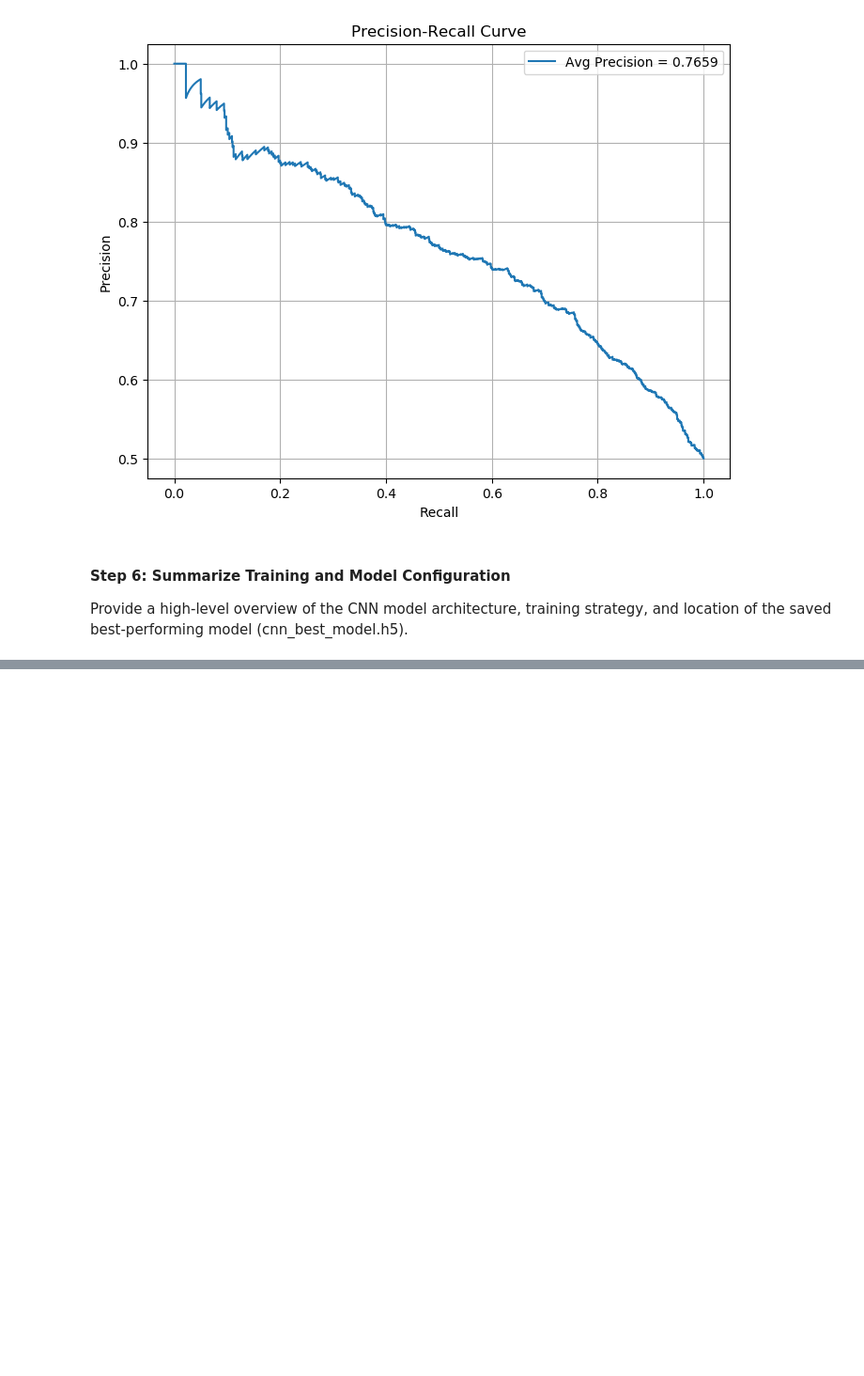
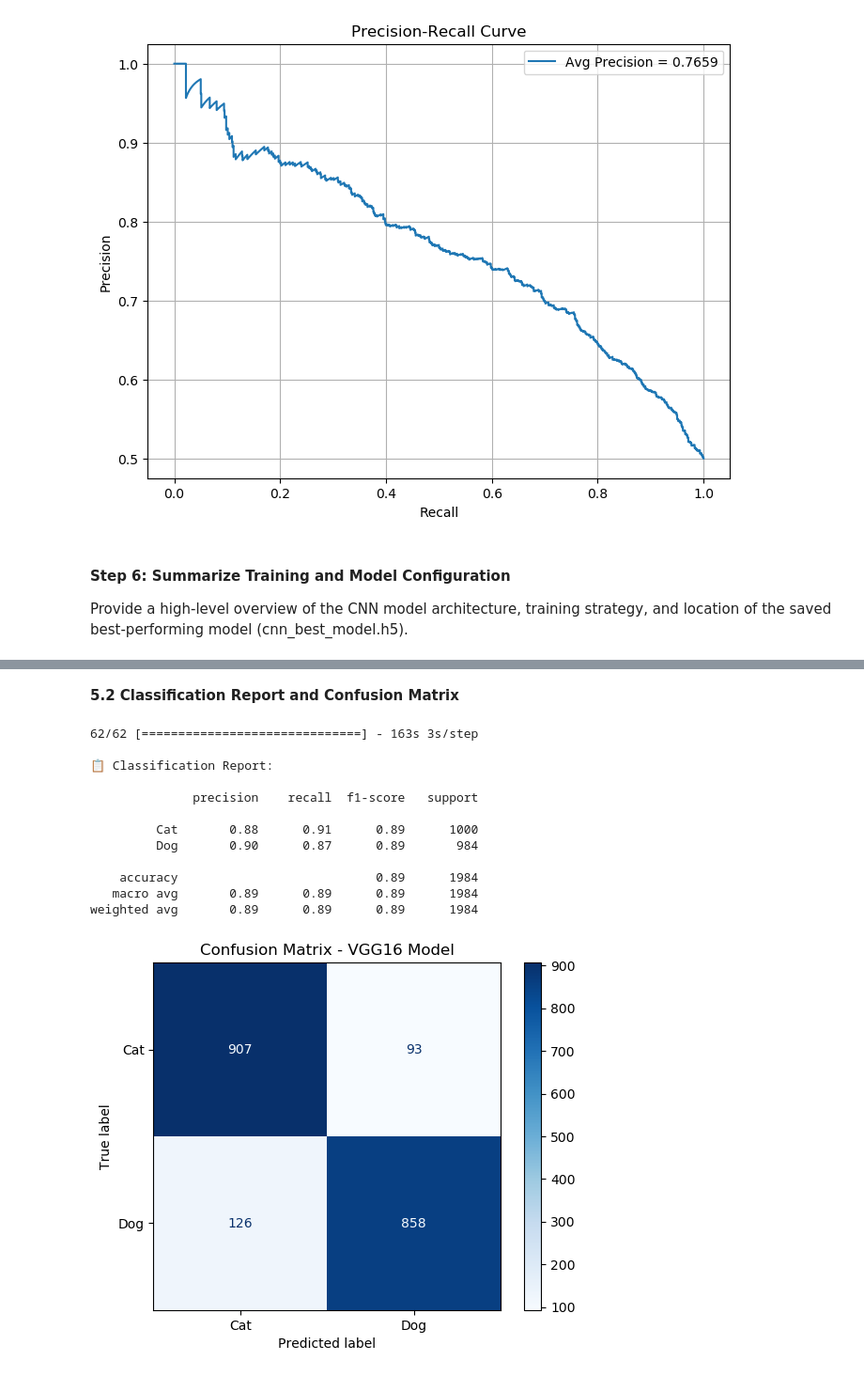
Before and after one commit to MandeepCon/CSCN8010-Practical-Lab-3, a Jupyter notebook: PracticalLab3.ipynb, the cells around one changed output, grey strips where cells are left out. Shown at 94% size. Saved outputs shown, nothing was run; the diff lists cells and outputs as text; code cells hidden in the pictures; blank space fills up the shorter version.

```diff
--- a/PracticalLab3.ipynb
+++ b/PracticalLab3.ipynb
@@ -615,0 +762,10 @@ Provide a high-level overview of the CNN model architecture, training strategy,
+# %%
+from tensorflow.keras.models import load_model
+
+# Load the best saved model
+vgg16_best = load_model("Models/vgg16_model.h5")
+
+# Evaluate on test data
+test_loss, test_acc = vgg16_best.evaluate(test_generator, steps=test_generator.samples // test_generator.batch_size)
+print(f"Test Accuracy: {test_acc * 100:.2f}%")
+print(f"Test Loss    : {test_loss:.4f}")
@@ -615,0 +776,41 @@ Provide a high-level overview of the CNN model architecture, training strategy,
+# %% [markdown]
+**5.2 Classification Report and Confusion Matrix**
+# %%
+from sklearn.metrics import classification_report, confusion_matrix, ConfusionMatrixDisplay
+import numpy as np
+
+# Get true labels and predicted labels
+Y_true = test_generator.classes
+Y_pred_probs = vgg16_best.predict(test_generator, steps=test_generator.samples // test_generator.batch_size)
+Y_pred = (Y_pred_probs > 0.5).astype(int).flatten()
+
+# Adjust length if mismatch (due to batch trimming)
+min_len = min(len(Y_true), len(Y_pred))
+Y_true = Y_true[:min_len]
+Y_pred = Y_pred[:min_len]
+
+# Classification report
+print("\n📋 Classification Report:\n")
+print(classification_report(Y_true, Y_pred, target_names=["Cat", "Dog"]))
+
+# Confusion matrix
+cm = confusion_matrix(Y_true, Y_pred)
+disp = ConfusionMatrixDisplay(confusion_matrix=cm, display_labels=["Cat", "Dog"])
+disp.plot(cmap="Blues")
+plt.title("Confusion Matrix - VGG16 Model")
+plt.grid(False)
+plt.show()
+# %% [output]
+62/62 [==============================] - 163s 3s/step
+
+📋 Classification Report:
+
+              precision    recall  f1-score   support
+
+         Cat       0.88      0.91      0.89      1000
+         Dog       0.90      0.87      0.89       984
+
+    accuracy                           0.89      1984
+   macro avg       0.89      0.89      0.89      1984
+weighted avg       0.89      0.89      0.89      1984
+[figure, added]
```
Also changed, not shown: parts of 13 cells of this notebook, 1 other file.
